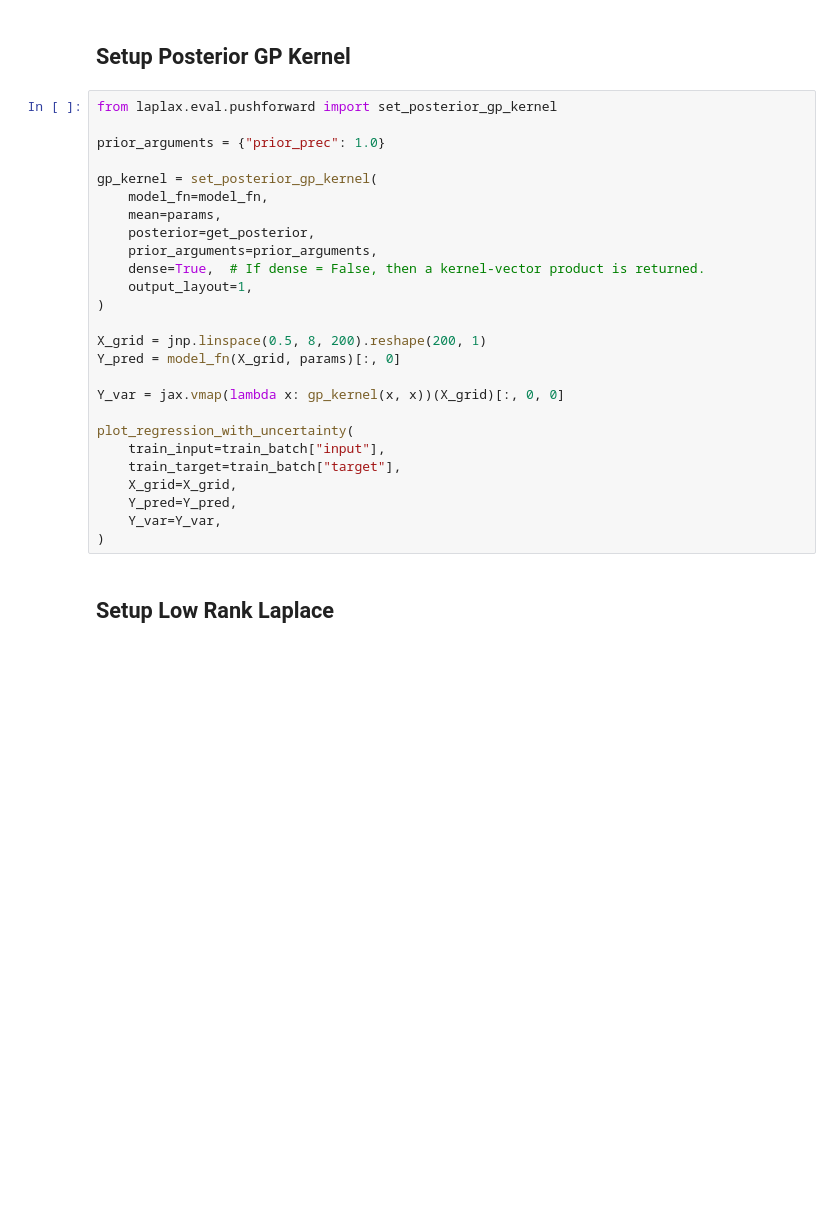
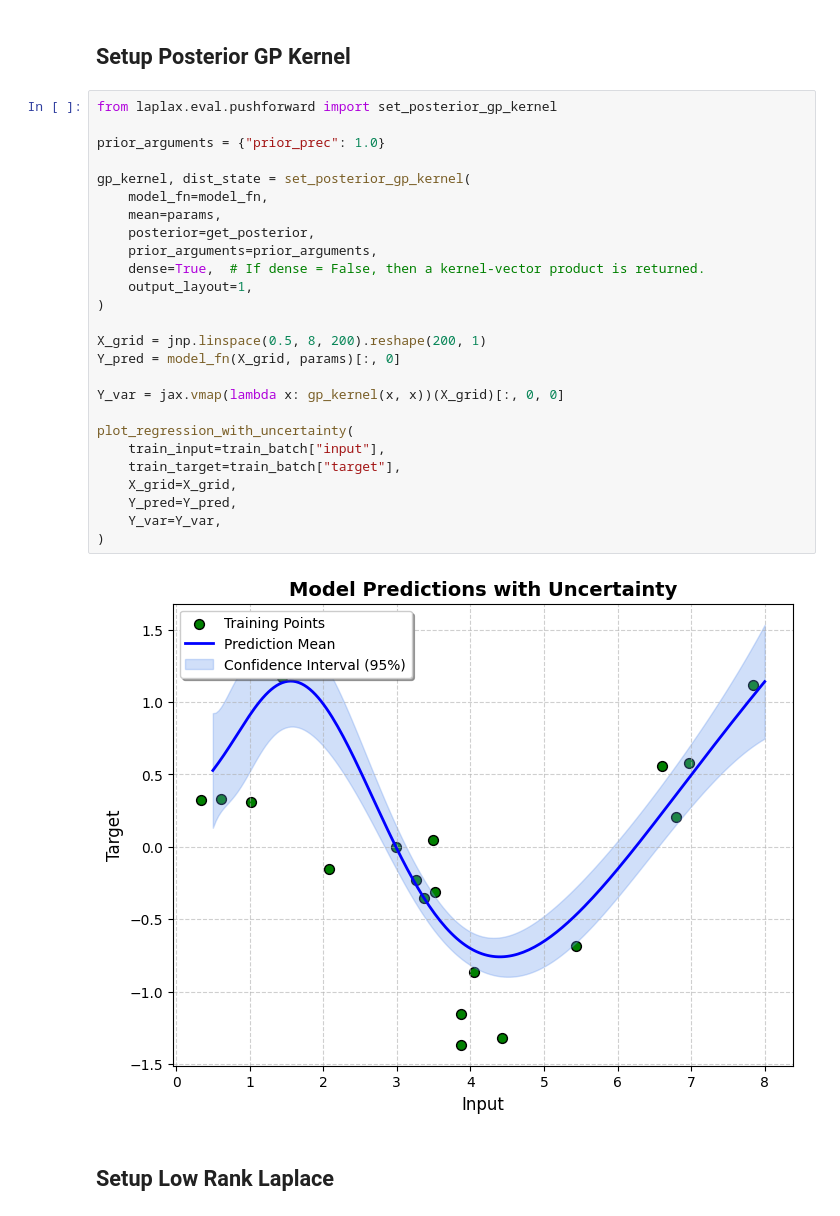
Before and after one commit to bmucsanyi/laplax, a Jupyter notebook: examples/0001_posterior_gp_kernel.ipynb, the cells around one changed output. Cells and saved outputs as stored; diff of their text form; blank space fills up the shorter version.

```diff
--- a/examples/0001_posterior_gp_kernel.ipynb
+++ b/examples/0001_posterior_gp_kernel.ipynb
@@ -95,29 +99,31 @@ get_posterior = create_posterior_function(
 # %%
 from laplax.eval.pushforward import set_posterior_gp_kernel
 
 prior_arguments = {"prior_prec": 1.0}
 
-gp_kernel = set_posterior_gp_kernel(
+gp_kernel, dist_state = set_posterior_gp_kernel(
     model_fn=model_fn,
     mean=params,
     posterior=get_posterior,
     prior_arguments=prior_arguments,
     dense=True,  # If dense = False, then a kernel-vector product is returned.
     output_layout=1,
 )
 
 X_grid = jnp.linspace(0.5, 8, 200).reshape(200, 1)
 Y_pred = model_fn(X_grid, params)[:, 0]
 
 Y_var = jax.vmap(lambda x: gp_kernel(x, x))(X_grid)[:, 0, 0]
 
 plot_regression_with_uncertainty(
     train_input=train_batch["input"],
     train_target=train_batch["target"],
     X_grid=X_grid,
     Y_pred=Y_pred,
     Y_var=Y_var,
 )
+# %% [output]
+[figure, added]
 # %% [markdown]
 ## Setup Low Rank Laplace
 # %%
```
Also changed, not shown: parts of 4 cells of this notebook, 4 other files.
